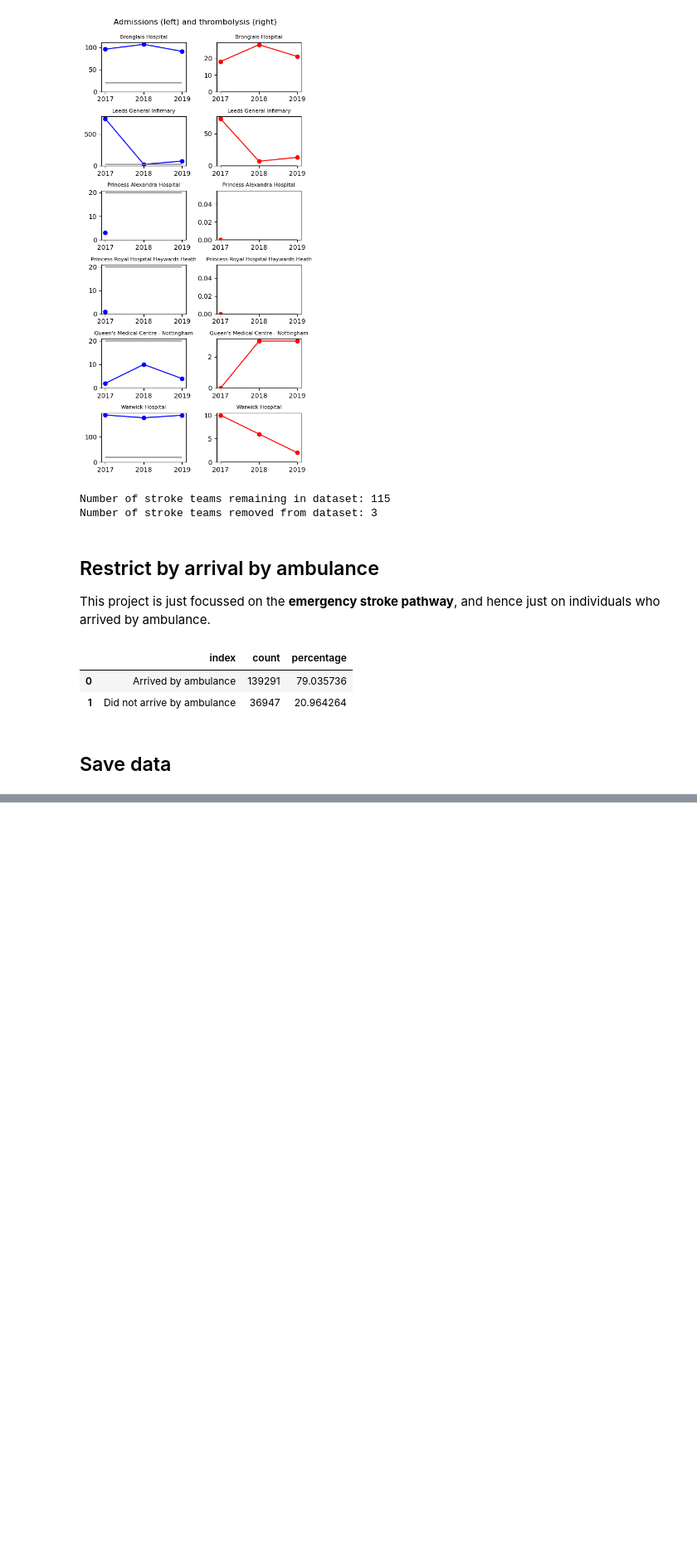
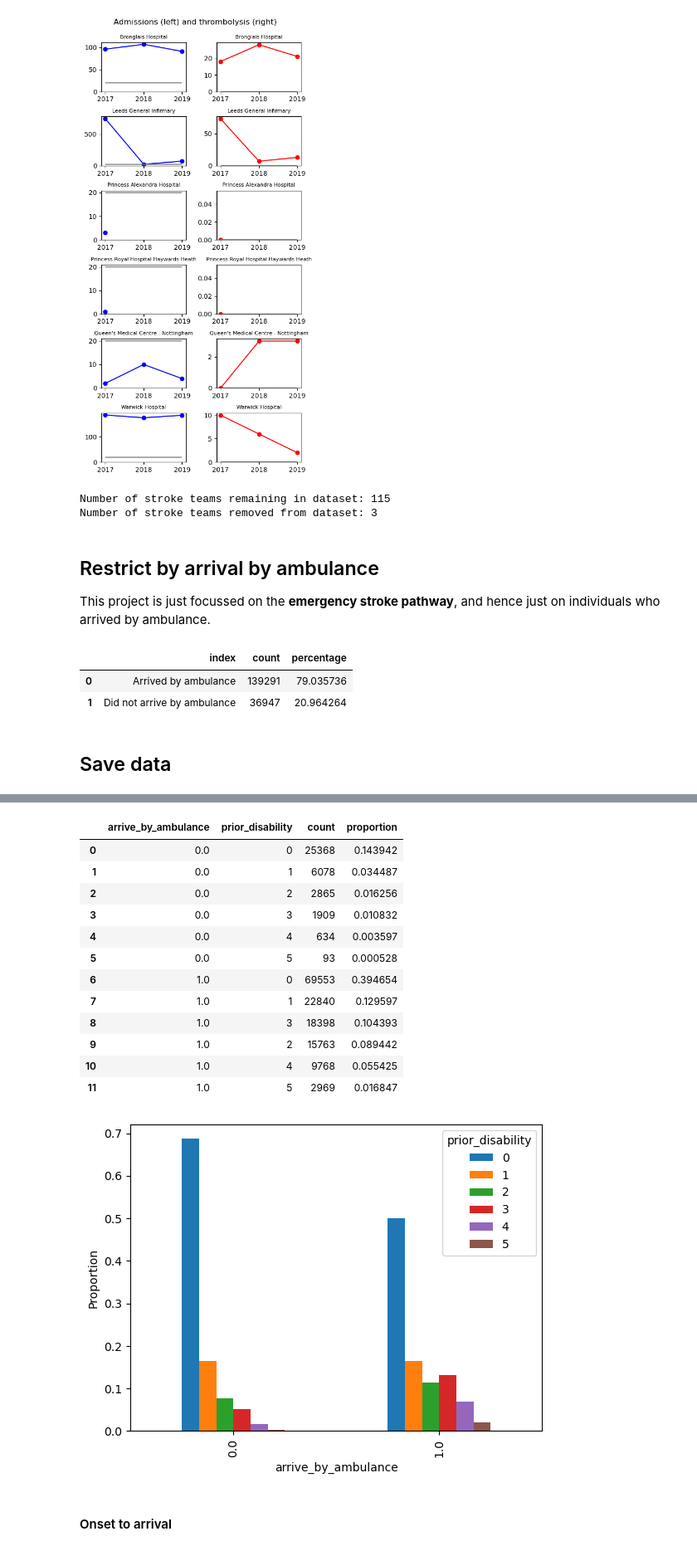
Before and after one commit to samuel-book/samuel_2_data_prep, a Jupyter notebook: descriptive_statistics/01_reformat_data.ipynb, the cells around one changed output, grey strips where cells are left out. Shown at 83% size. Cells and saved outputs as stored; diff of their text form; code cells hidden in the pictures; blank space fills up the shorter version.

```diff
--- a/descriptive_statistics/01_reformat_data.ipynb
+++ b/descriptive_statistics/01_reformat_data.ipynb
@@ -235,0 +260,35 @@ data.to_csv(filename)
+# %%
+# Show counts and proportion of each mRS score
+# (by whether arrived by ambulance)
+amb_mrs = (raw_data_years_size
+           .groupby('arrive_by_ambulance')['prior_disability']
+           .value_counts()
+           .reset_index(name='count'))
+amb_mrs['proportion'] = amb_mrs['count'] / amb_mrs['count'].sum()
+display(amb_mrs)
+
+# Create grouped bar plot based on proportions
+(raw_data_years_size
+ .groupby('arrive_by_ambulance')['prior_disability']
+ .value_counts(normalize=True)
+ .unstack('prior_disability')
+ .plot.bar())
+plt.ylabel('Proportion')
+plt.show()
+# %% [output]
+|  | arrive_by_ambulance | prior_disability | count | proportion |
+| 0 | 0.0 | 0 | 25368 | 0.143942 |
+| 1 | 0.0 | 1 | 6078 | 0.034487 |
+| 2 | 0.0 | 2 | 2865 | 0.016256 |
+| 3 | 0.0 | 3 | 1909 | 0.010832 |
+| 4 | 0.0 | 4 | 634 | 0.003597 |
+| 5 | 0.0 | 5 | 93 | 0.000528 |
+| 6 | 1.0 | 0 | 69553 | 0.394654 |
+| 7 | 1.0 | 1 | 22840 | 0.129597 |
+| 8 | 1.0 | 3 | 18398 | 0.104393 |
+| 9 | 1.0 | 2 | 15763 | 0.089442 |
+| 10 | 1.0 | 4 | 9768 | 0.055425 |
+| 11 | 1.0 | 5 | 2969 | 0.016847 |
+[figure, added]
+# %% [markdown]
+#### Onset to arrival
```
Also changed, not shown: parts of 3 cells of this notebook.
